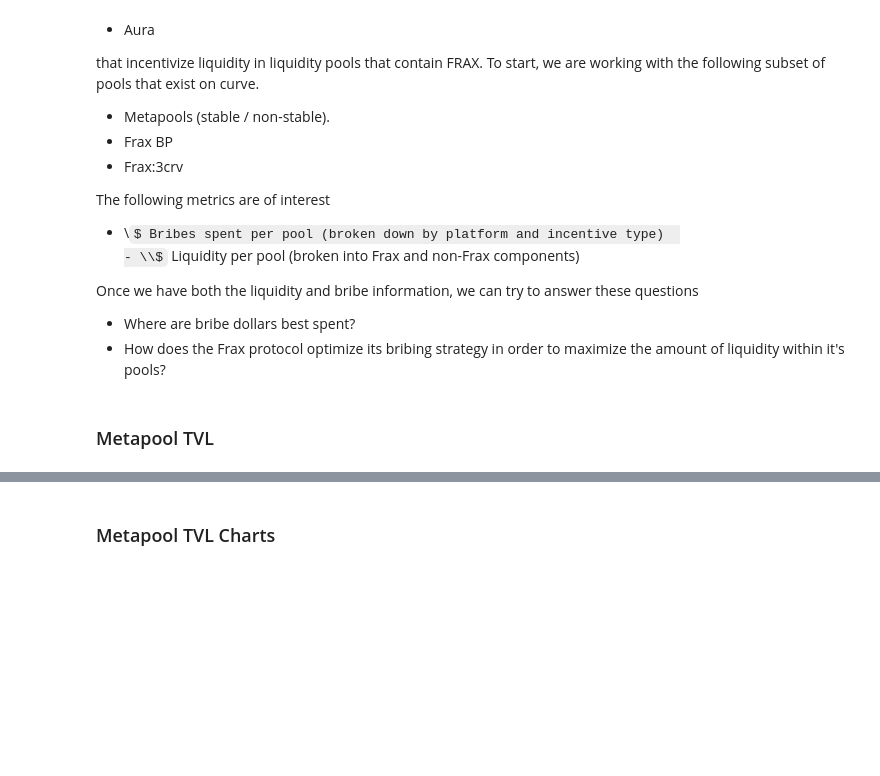
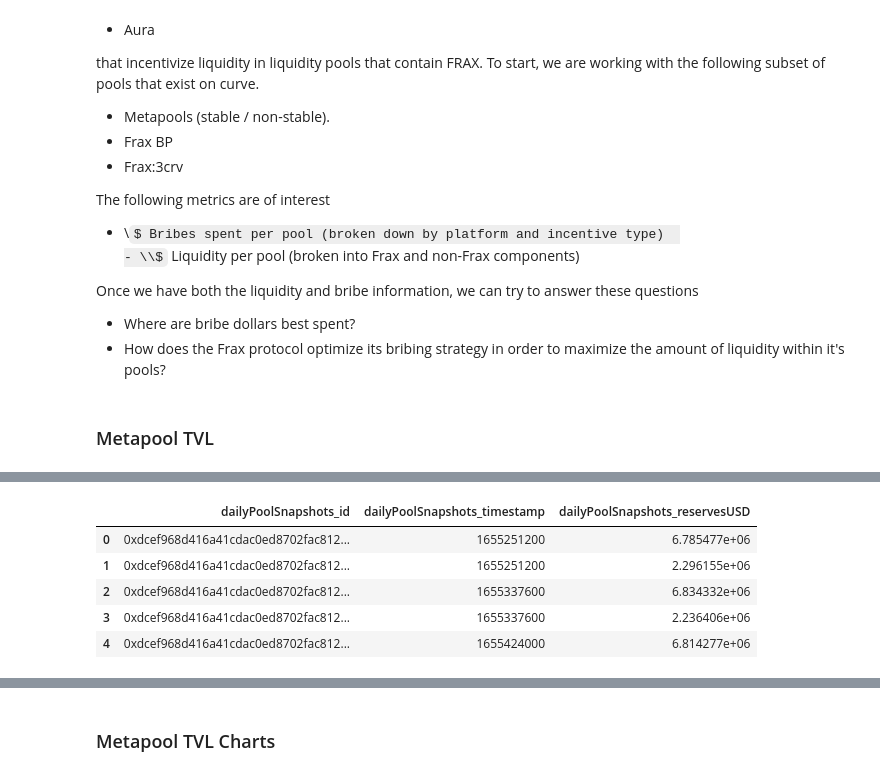
Before and after one commit to bam4564/flywheel, a Jupyter notebook: VotiumBribes.ipynb, the cells around one changed output, grey strips where cells are left out. Saved outputs shown, nothing was run; the diff lists cells and outputs as text; code cells hidden in the pictures; some formulas as TeX source; blank space fills up the shorter version.

```diff
--- a/VotiumBribes.ipynb
+++ b/VotiumBribes.ipynb
@@ -202,3 +224,22 @@ df_metapools_gauges.head()
 | 2 | Curve.fi Factory USD Metapool: LU... | 0x389fc079a15354e9cbce8258433cc0f... | 0xe8a371b5d32344033589a2f0a2712db... | 0x497ce58f34605b9944e6b15ecafe6b0... | 0x497ce58f34605b9944e6b15ecafe6b0... | 0x5f98805a4e8be255a32880fdec7f672... | STABLE | ... |
 | 3 | Curve.fi Factory USD Metapool: LU... | 0x389fc079a15354e9cbce8258433cc0f... | 0xe8a371b5d32344033589a2f0a2712db... | 0x497ce58f34605b9944e6b15ecafe6b0... | 0x497ce58f34605b9944e6b15ecafe6b0... | 0x3175df0976dfa876431c2e9ee6bc45b... | STABLE | ... |
 | 4 | Curve.fi Factory USD Metapool: ap... | 0xd6e48cc0597a1ee12a8beeb88e22bfd... | 0x5ec62bad0fa0c6b7f87b3b86edfe1bc... | 0x04b727c7e246ca70d496ecf52e6b628... | 0x04b727c7e246ca70d496ecf52e6b628... | 0xff709449528b6fb6b88f557f7d93dec... | STABLE | ... |
+# %%
+query_pools = sg_curve_vol.Query.dailyPoolSnapshots(
+    first=100, where={
+        'pool': ADDRESS_FRAXBP_POOL # This is the BENTFRAXBP-f that was deprecated
+    }
+)
+
+dfs_fraxbp = query_attrs(query_pools, [
+    # snapshot attributes
+    'id', 'timestamp', 'reservesUSD'
+])
+dfs_fraxbp.head()
+# %% [output]
+|  | dailyPoolSnapshots_id | dailyPoolSnapshots_timestamp | dailyPoolSnapshots_reservesUSD |
+| 0 | 0xdcef968d416a41cdac0ed8702fac812... | 1655251200 | 6.785477e+06 |
+| 1 | 0xdcef968d416a41cdac0ed8702fac812... | 1655251200 | 2.296155e+06 |
+| 2 | 0xdcef968d416a41cdac0ed8702fac812... | 1655337600 | 6.834332e+06 |
+| 3 | 0xdcef968d416a41cdac0ed8702fac812... | 1655337600 | 2.236406e+06 |
+| 4 | 0xdcef968d416a41cdac0ed8702fac812... | 1655424000 | 6.814277e+06 |
```
Also changed, not shown: parts of 19 cells of this notebook.
